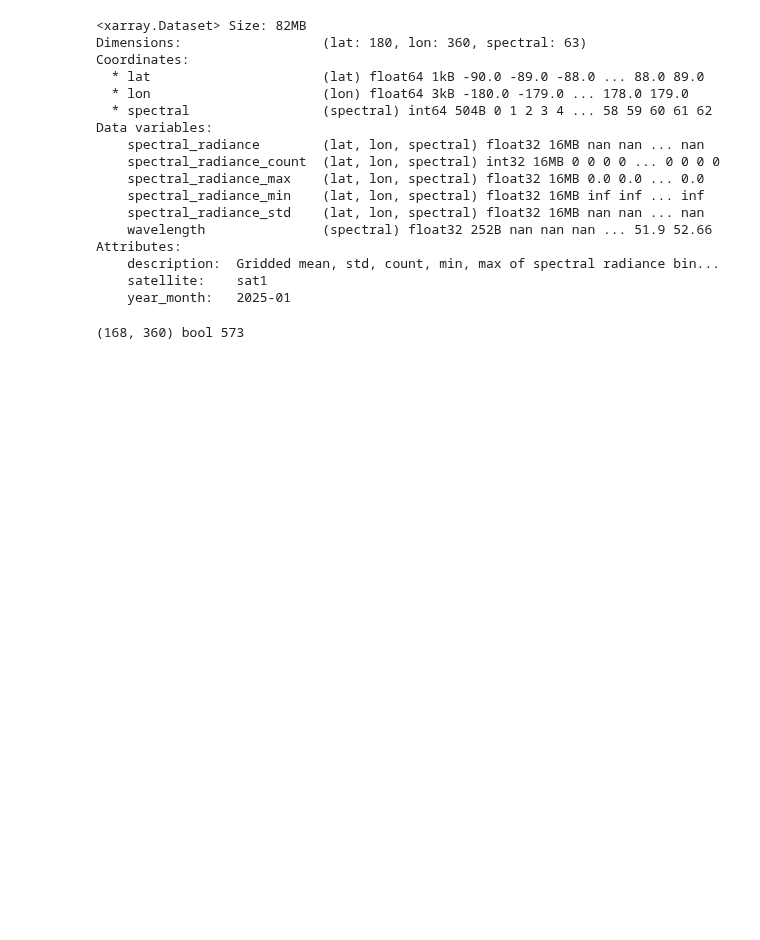
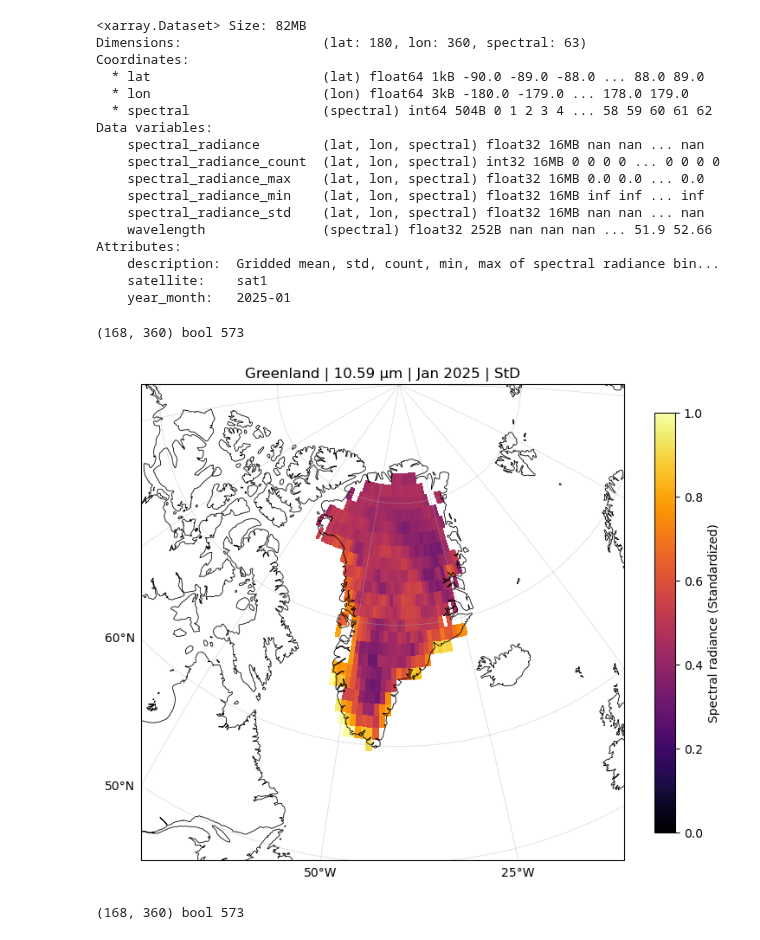
Before and after one commit to Wend3620/embed_test7131, a Jupyter notebook: random/greenland.ipynb, the cells around one changed output. Saved outputs shown, nothing was run; the diff lists cells and outputs as text; code cells hidden in the pictures; blank space fills up the shorter version.

```diff
--- a/random/greenland.ipynb
+++ b/random/greenland.ipynb
@@ -25,6 +25,58 @@ Attributes:
     description:  Gridded mean, std, count, min, max of spectral radiance bin...
     satellite:    sat1
     year_month:   2025-01
+# %%
+import numpy as np
+import xarray as xr
+import matplotlib.pyplot as plt
+import cartopy.crs as ccrs
+
+# --- 1. Load the mask and check it matches the grid -------------------------
+greenland = np.load('../data/GRE_mask.npy')
+print(greenland.shape, greenland.dtype, greenland.sum())   # expect (180, 360)
+n_lat, n_lon = greenland.shape
+n_pad_total = 180 - n_lat
+assert n_pad_total % 2 == 0, "asymmetric padding needed — check exact lat bounds"
+n_pad = n_pad_total // 2   # rows to add on EACH side (6 if 168 -> 180)
+greenland = np.pad(greenland, ((n_pad, n_pad), (0, 0)),
+                        mode='constant', constant_values=0)
+# If lon runs 0-360 instead of -180-180:   greenland = np.roll(greenland, 180, axis=1)
+# If lat runs north->south:                greenland = greenland[::-1, :]
+
+mask = xr.DataArray(
+    greenland.astype(bool),
+    dims=('lat', 'lon'),
+    coords={'lat': ds.lat, 'lon': ds.lon},
+    name='greenland_mask',
+)
+# mask.plot()          # sanity check: should light up ~60-84°N, 75-10°W
+# plt.show()
+
+# --- 2. Apply the mask ------------------------------------------------------
+spec_num = 12
+rad = ds.spectral_radiance_std.isel(spectral=spec_num)
+rad_gre = rad.where(mask)            # everything outside Greenland -> NaN
+
+# --- 3. Plot ----------------------------------------------------------------
+fig = plt.figure(figsize=(9, 9))
+ax = plt.axes(projection=ccrs.Orthographic(central_latitude=72, central_longitude=-40))
+ax.set_extent([-75, -10, 50, 90], crs=ccrs.PlateCarree())
+
+mesh = ax.pcolormesh(ds.lon, ds.lat, rad_gre,
+                     transform=ccrs.PlateCarree(),
+                     cmap='inferno', vmin=0, vmax=1, shading='auto')
+ax.coastlines(linewidth=0.6)
+gl = ax.gridlines(draw_labels=True, linewidth=0.5, alpha=0.5)
+gl.right_labels = False
+gl.top_labels = False
+cbar = plt.colorbar(mesh, shrink=0.7, pad=0.05)
+cbar.set_label('Spectral radiance (Standardized)')
+ax.set_title(f'Greenland | {ds.wavelength.values[spec_num]:.2f} µm | Jan 2025 | StD')
+plt.savefig('../gallery/trial_gre_counts.png', dpi=300, bbox_inches='tight')
+plt.show()
+# %% [output]
+(168, 360) bool 573
+[figure, added]
 # %%
 import numpy as np
 import xarray as xr
```
Also changed, not shown: parts of 1 cell of this notebook, 1 other file.
